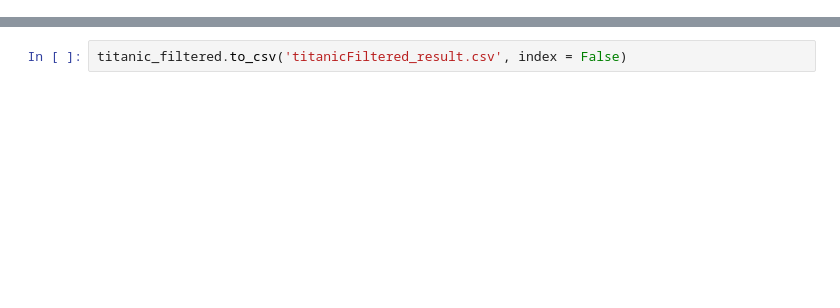
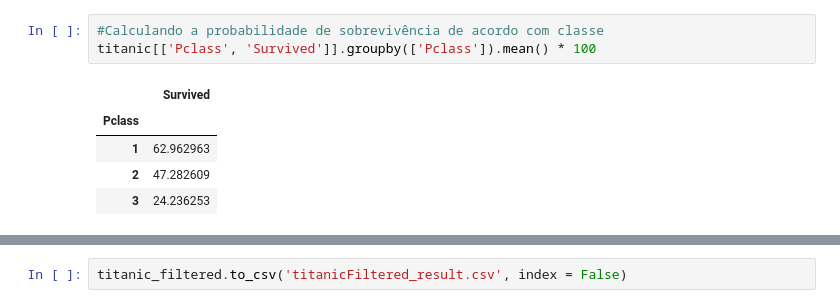
Before and after one commit to tavaresgani/titanic, a Jupyter notebook: projetoTitanic.ipynb, the cells around one changed output, grey strips where cells are left out. Saved outputs shown, nothing was run; the diff lists cells and outputs as text; blank space fills up the shorter version.

```diff
--- a/projetoTitanic.ipynb
+++ b/projetoTitanic.ipynb
@@ -57,0 +33,9 @@ titanic_filtered
+# %%
+#Calculando a probabilidade de sobrevivência de acordo com classe
+titanic[['Pclass', 'Survived']].groupby(['Pclass']).mean() * 100
+# %% [output]
+|  | Survived |
+| Pclass |  |
+| 1 | 62.962963 |
+| 2 | 47.282609 |
+| 3 | 24.236253 |
```
Also changed, not shown: parts of 7 cells of this notebook.
